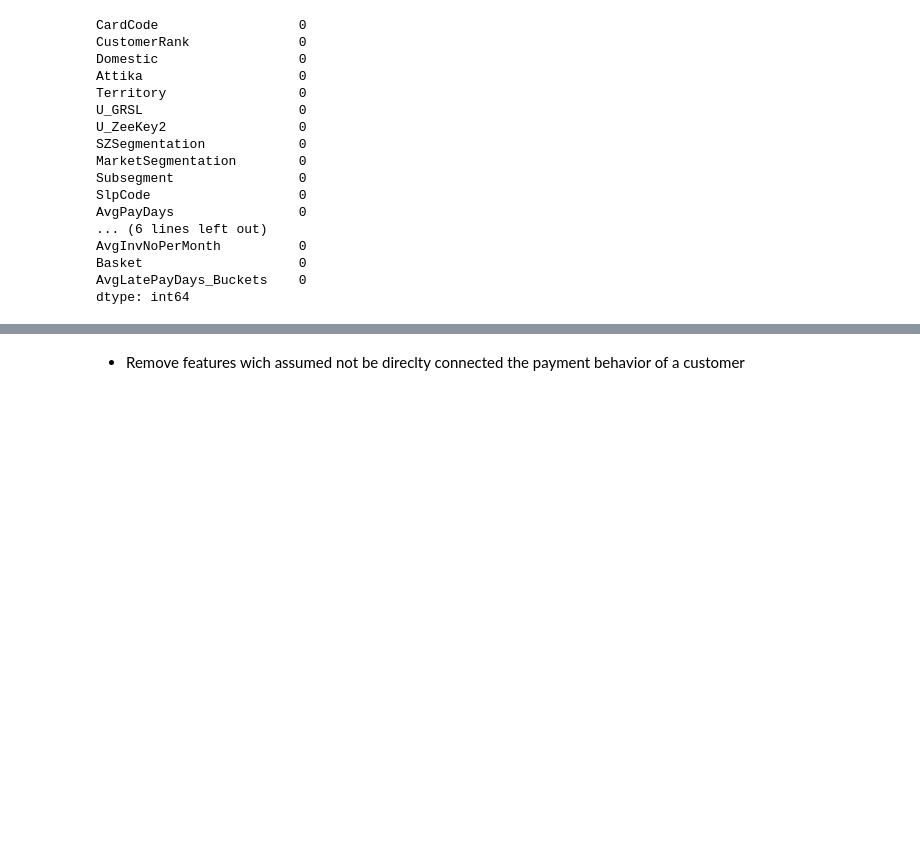
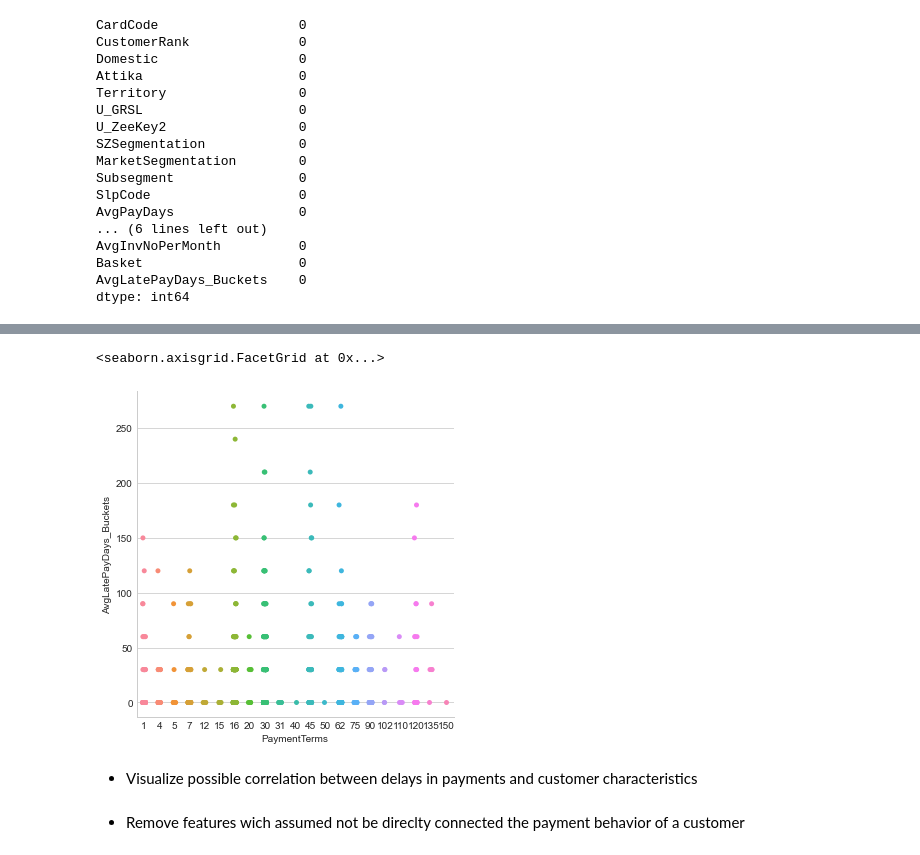
Before and after one commit to s610917/ProjectML, a Jupyter notebook: DelayPayments_prediction.ipynb, the cells around one changed output, grey strips where cells are left out. Drawn from its saved outputs; the diff is of its cells as text; code cells hidden in the pictures; blank space fills up the shorter version.

```diff
--- a/DelayPayments_prediction.ipynb
+++ b/DelayPayments_prediction.ipynb
@@ -131,3 +139,10 @@ dtype: int64
+# %%
+sns.catplot(x="PaymentTerms", y="AvgLatePayDays_Buckets", data=customer_base_filtered )
+# %% [output]
+<seaborn.axisgrid.FacetGrid at 0x...>
+[figure, added]
+# %% [markdown]
+* Visualize possible correlation between delays in payments and customer characteristics
 # %% [markdown]
 * Remove features wich assumed not be direclty connected the payment behavior of a customer
 # %%
```
Also changed, not shown: parts of 18 cells of this notebook.
